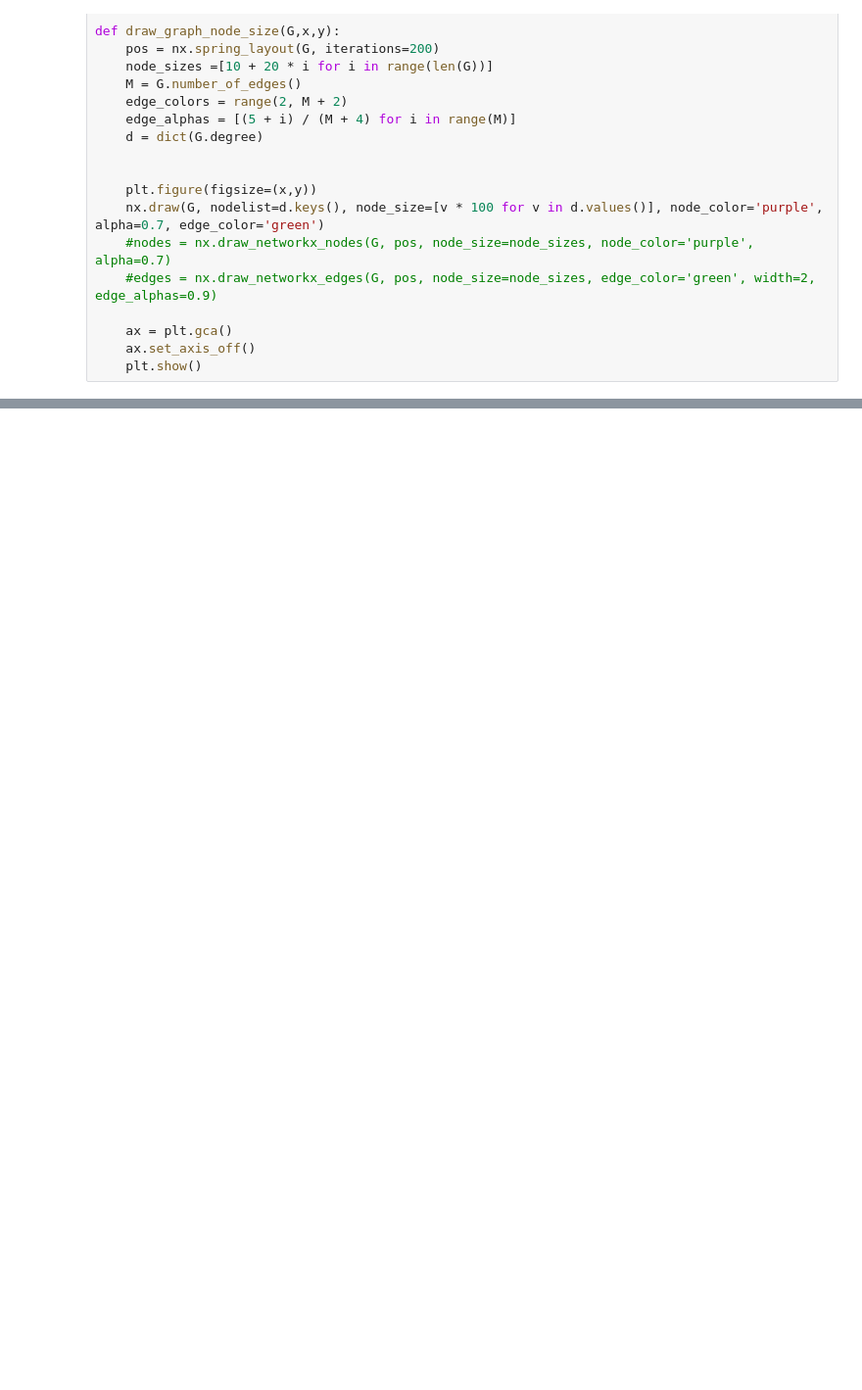
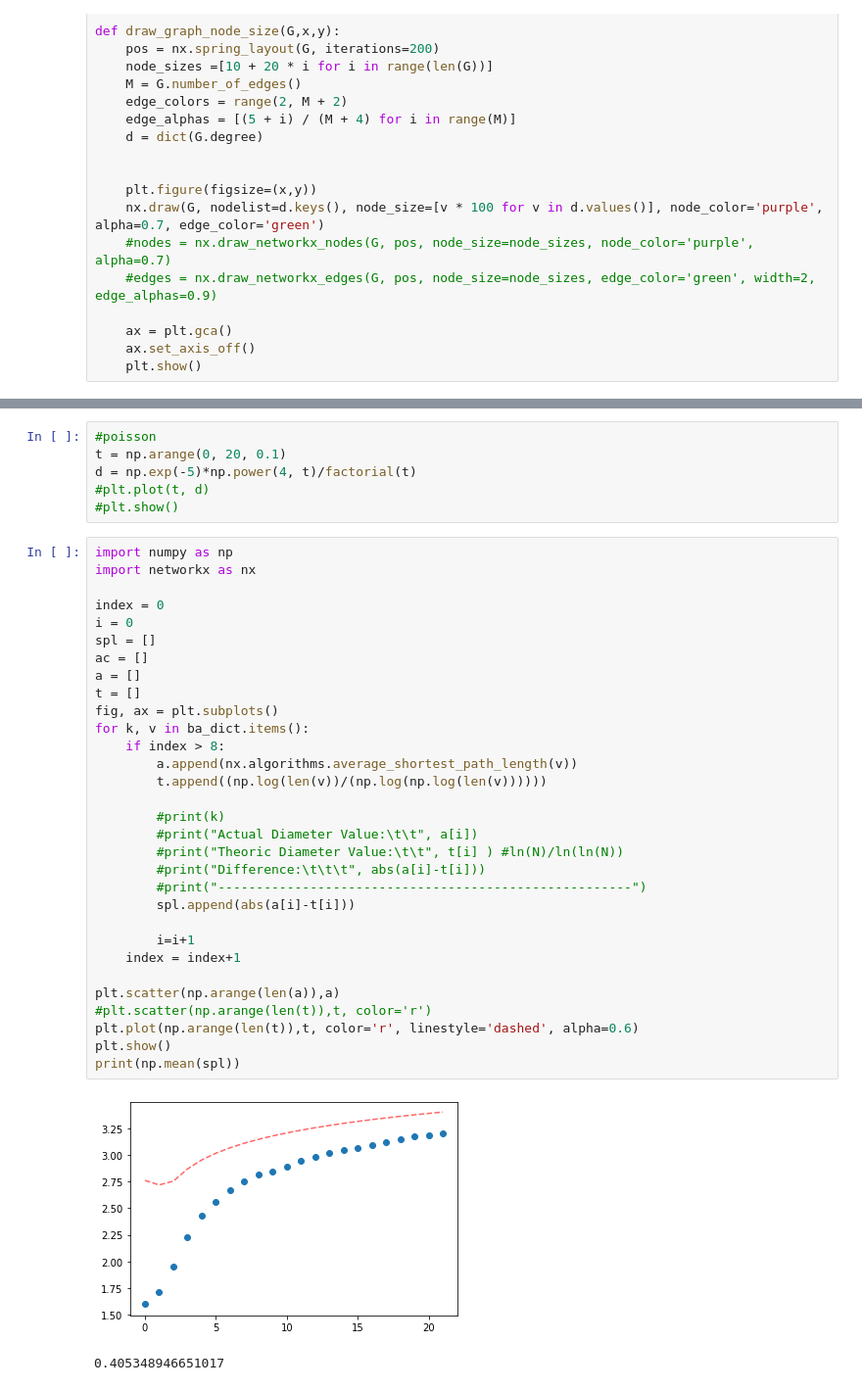
Before and after one commit to GuillermoOvejeroSanchez/Social-Network-Analysis, a Jupyter notebook: P2/p2.ipynb, the cells around one changed output, grey strips where cells are left out. Shown at 98% size. Drawn from its saved outputs; the diff is of its cells as text; blank space fills up the shorter version.

```diff
--- a/P2/p2.ipynb
+++ b/P2/p2.ipynb
@@ -209,0 +215,40 @@ Infinite Diameter
+# %%
+#poisson
+t = np.arange(0, 20, 0.1)
+d = np.exp(-5)*np.power(4, t)/factorial(t)
+#plt.plot(t, d)
+#plt.show()
+# %%
+import numpy as np
+import networkx as nx
+
+index = 0
+i = 0
+spl = []
+ac = []
+a = []
+t = []
+fig, ax = plt.subplots()
+for k, v in ba_dict.items():
+    if index > 8:
+        a.append(nx.algorithms.average_shortest_path_length(v))
+        t.append((np.log(len(v))/(np.log(np.log(len(v))))))
+
+        #print(k)
+        #print("Actual Diameter Value:\t\t", a[i])
+        #print("Theoric Diameter Value:\t\t", t[i] ) #ln(N)/ln(ln(N))
+        #print("Difference:\t\t\t", abs(a[i]-t[i]))
+        #print("------------------------------------------------------")
+        spl.append(abs(a[i]-t[i]))
+
+        i=i+1
+    index = index+1
+
+plt.scatter(np.arange(len(a)),a)
+#plt.scatter(np.arange(len(t)),t, color='r')
+plt.plot(np.arange(len(t)),t, color='r', linestyle='dashed', alpha=0.6)
+plt.show()
+print(np.mean(spl))
+# %% [output]
+[figure, added]
+0.405348946651017
```
Also changed, not shown: parts of 9 cells of this notebook, 52 other files.
